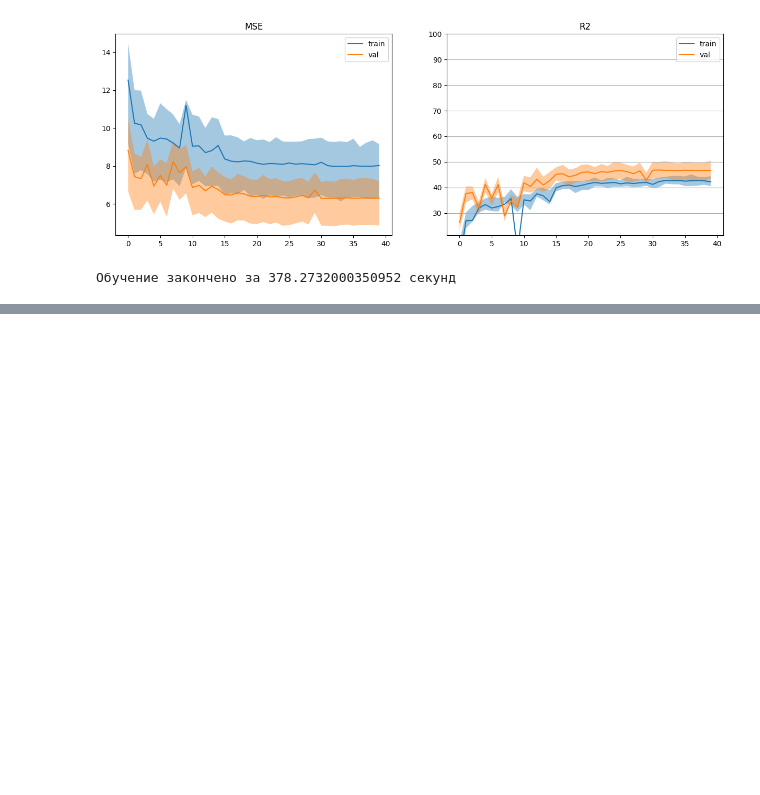
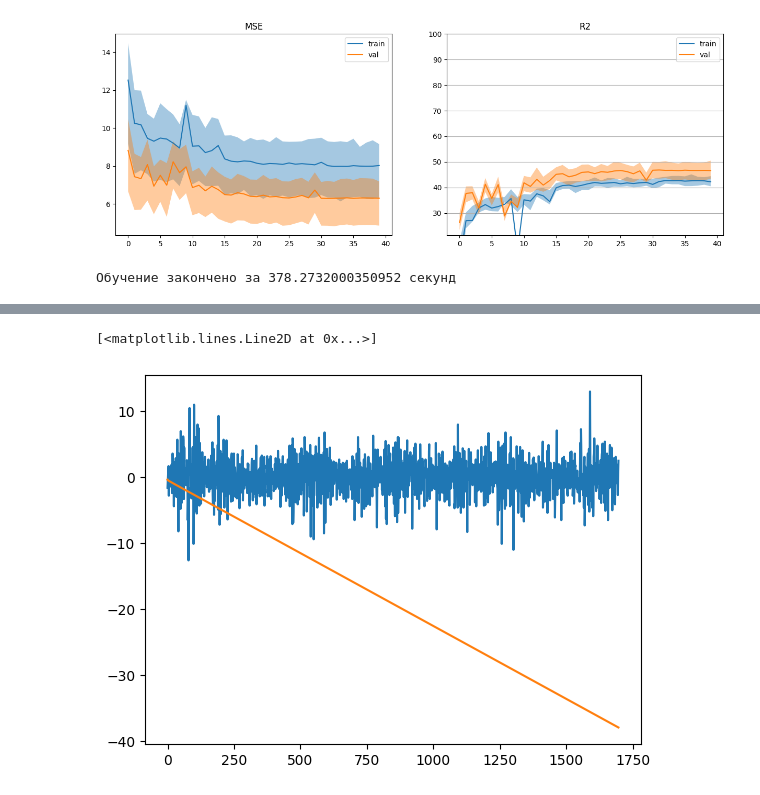
Before and after one commit to NickDemiman/Deep-learning, a Jupyter notebook: 6 lab/Lab6.ipynb, the cells around one changed output, grey strips where cells are left out. Drawn from its saved outputs; the diff is of its cells as text; code cells hidden in the pictures; blank space fills up the shorter version.

```diff
--- a/6 lab/Lab6.ipynb
+++ b/6 lab/Lab6.ipynb
@@ -929,0 +991,19 @@ print('Обучение закончено за %s секунд' % passed)
+# %%
+# Рекуррентный прогноз
+model.eval()
+last_value = tensor_X_test[0].clone()
+preds = []
+hidden = None
+with torch.no_grad():
+    for i in tqdm(range(y_test.shape[0])):
+        output, hidden = model(last_value.view(1, last_value.size(-1)).to(device), hidden)
+        hidden = tuple([e.data for e in hidden])
+        preds.append(output.detach().cpu().item())
+        last_value[:-1] = last_value[1:].clone()
+        last_value[-1:] = preds[-1]
+preds = np.array(preds)# * MAX_VAL
+plt.plot(np.cumsum(y_test))
+plt.plot(np.cumsum(preds))
+# %% [output]
+[<matplotlib.lines.Line2D at 0x...>]
+[figure, added]
```
Also changed, not shown: parts of 3 cells of this notebook.
